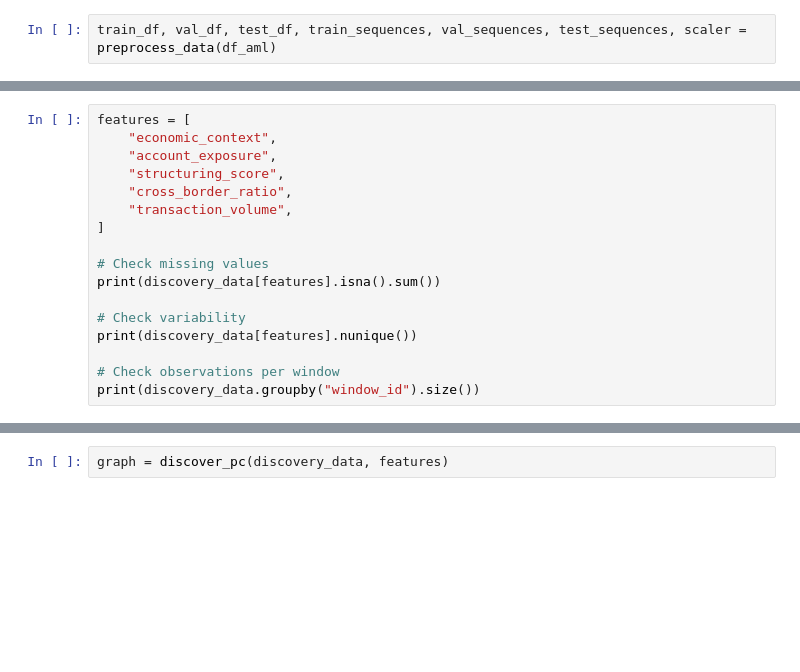
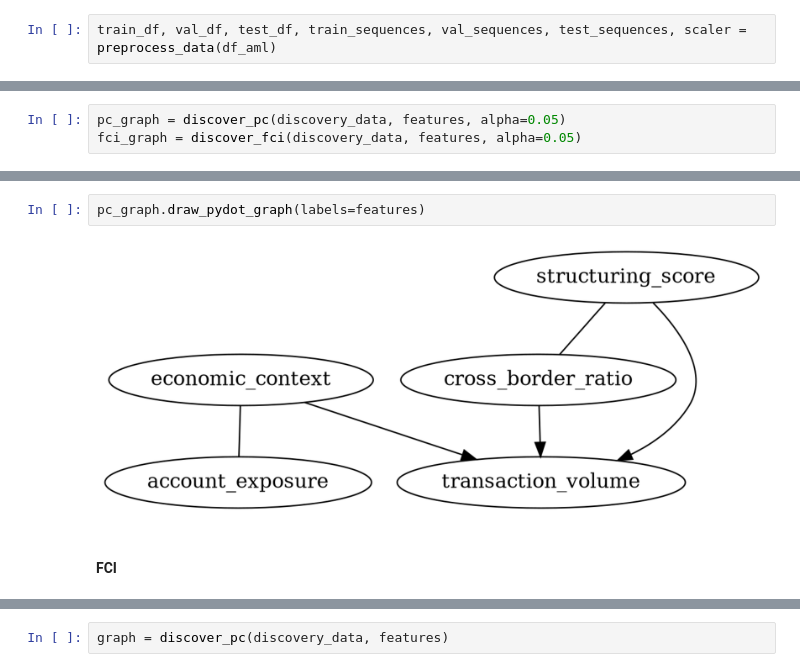
Before and after one commit to juananmonte/aml-working-paper, a Jupyter notebook: notebooks/causal_interactive.ipynb, the cells around one changed output, grey strips where cells are left out. Cells and saved outputs as stored; diff of their text form; blank space fills up the shorter version.

```diff
--- a/notebooks/causal_interactive.ipynb
+++ b/notebooks/causal_interactive.ipynb
@@ -120,17 +97,0 @@ print(discovery_data.head())
-# %%
-features = [
-    "economic_context",
-    "account_exposure",
-    "structuring_score",
-    "cross_border_ratio",
-    "transaction_volume",
-]
-
-# Check missing values
-print(discovery_data[features].isna().sum())
-
-# Check variability
-print(discovery_data[features].nunique())
-
-# Check observations per window
-print(discovery_data.groupby("window_id").size())
@@ -228,0 +111,3 @@ Selected windows:
+# %%
+pc_graph = discover_pc(discovery_data, features, alpha=0.05)
+fci_graph = discover_fci(discovery_data, features, alpha=0.05)
@@ -228,0 +140,6 @@ Selected windows:
+# %%
+pc_graph.draw_pydot_graph(labels=features)
+# %% [output]
+[figure, added]
+# %% [markdown]
+#### FCI
```
Also changed, not shown: parts of 58 cells of this notebook, 8 other files.
